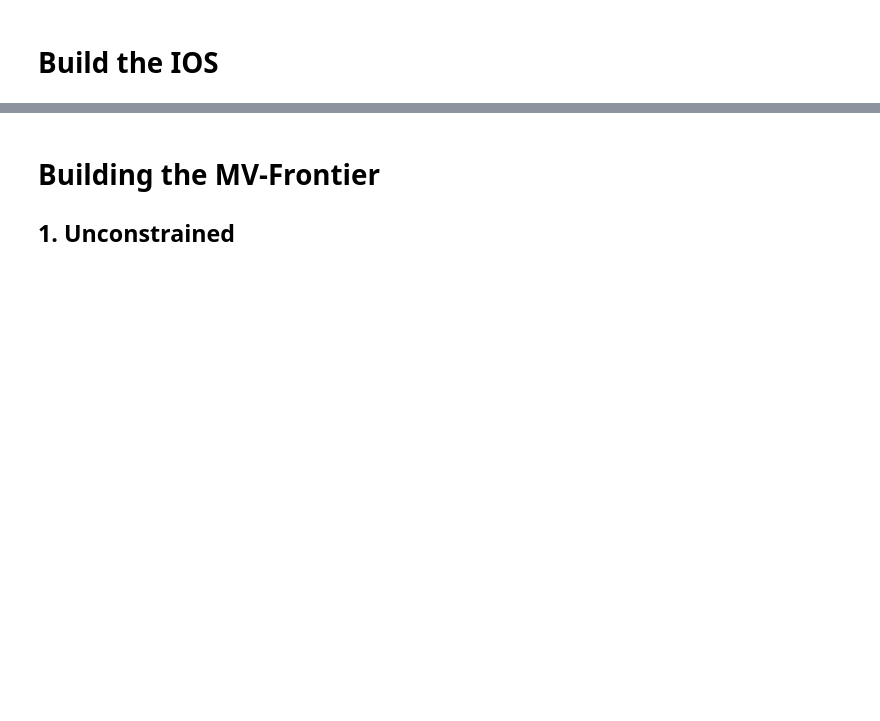
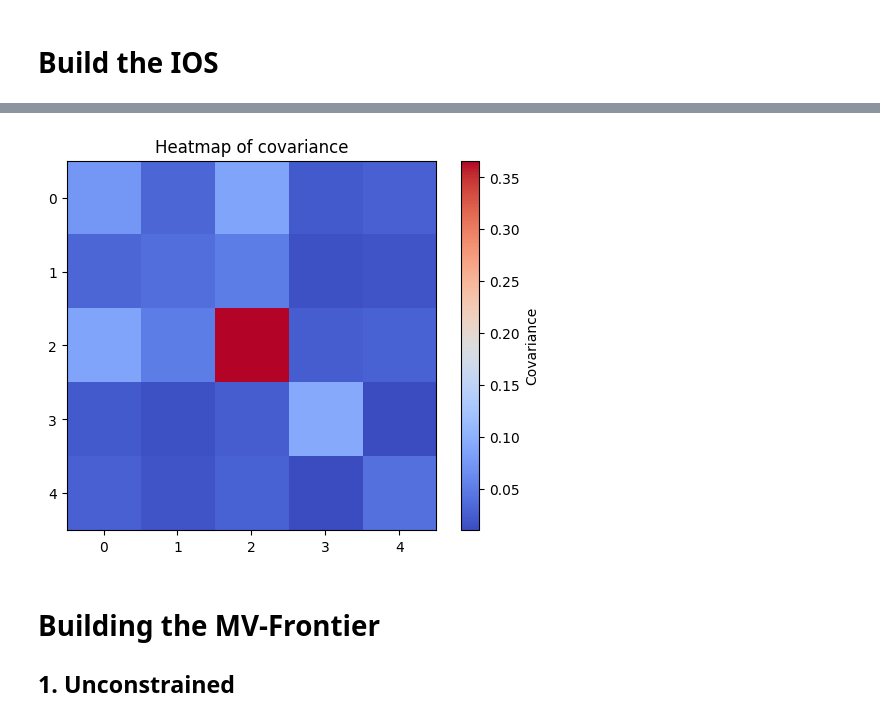
Before and after one commit to DennisSackmann/ProblemSet-1, a Jupyter notebook: main.ipynb, the cells around one changed output, grey strips where cells are left out. Drawn from its saved outputs; the diff is of its cells as text; code cells hidden in the pictures; blank space fills up the shorter version.

```diff
--- a/main.ipynb
+++ b/main.ipynb
@@ -113,3 +133,14 @@ print(Sigma)
+# %%
+# Plot heatmap
+
+plt.imshow(Sigma, cmap='coolwarm', interpolation='nearest')
+plt.colorbar(label='Covariance')
+plt.title('Heatmap of covariance')
+plt.xticks(np.arange(Sigma.shape[0]))
+plt.yticks(np.arange(Sigma.shape[1]))
+plt.show()
+# %% [output]
+[figure, added]
 # %% [markdown]
 # Building the MV-Frontier
 
```
Also changed, not shown: parts of 18 cells of this notebook.
